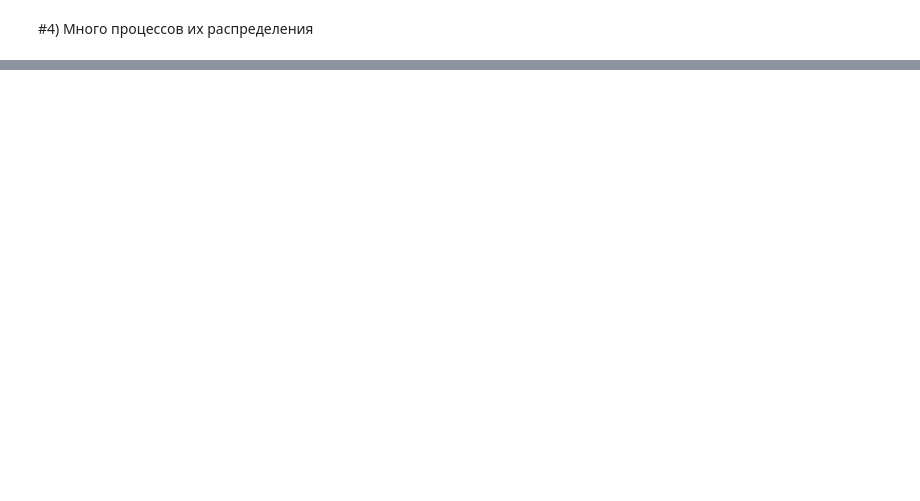
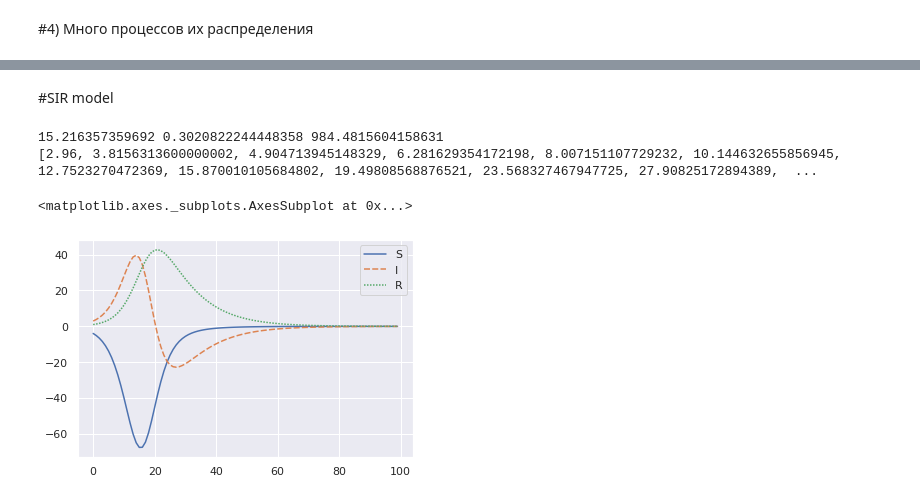
Before and after one commit to MainN/masters, a Jupyter notebook: graph.ipynb, the cells around one changed output, grey strips where cells are left out. Cells and saved outputs as stored; diff of their text form; code cells hidden in the pictures; blank space fills up the shorter version.

Commit message:
SIR model

```diff
--- a/graph.ipynb
+++ b/graph.ipynb
@@ -247,0 +244,48 @@ for x in processes:
+# %% [markdown]
+#SIR model
+# %%
+class SIR():
+    def __init__(self,size,percent,*args, beta, gamma,**kwargs):
+        self.I = int(size/100*percent)
+        self.S = size-self.I
+        self.R = 0
+        self.N = size
+        self.beta = beta
+        self.gamma = gamma
+        self.result_S = []
+        self.result_I = []
+        self.result_R = []
+    def calc(self,times):
+        for t in range(0,times):
+            ds_dt=self.dS_dt()
+            di_dt=self.dI_dt()
+            dr_dt=self.dR_dt()
+            self.result_S.append(ds_dt )
+            self.result_I.append(di_dt )
+            self.result_R.append(dr_dt )
+            self.S += ds_dt
+            self.I += di_dt
+            self.R += dr_dt
+        print(self.S,self.I,self.R)
+    def dS_dt(self):
+        return -self.beta * self.S * self.I / self.N
+    def dR_dt(self):
+        return self.gamma * self.I
+    def dI_dt(self):
+        return self.beta * self.S * self.I / self.N - self.gamma * self.I
+    def viz(self):
+        table=list(zip(self.result_S,self.result_I,self.result_R))
+        df = pd.DataFrame(table,
+               columns =['S', 'I','R'])
+
+        return (sns.lineplot(data=df))
+# %%
+model=SIR(1000,1,beta=0.4,gamma=0.1)
+model.calc(100)
+print(model.result_I)
+model.viz()
+# %% [output]
+15.216357359692 0.3020822244448358 984.4815604158631
+[2.96, 3.8156313600000002, 4.904713945148329, 6.281629354172198, 8.007151107729232, 10.144632655856945, 12.7523270472369, 15.870010105684802, 19.49808568876521, 23.568327467947725, 27.90825172894389,  ...
+<matplotlib.axes._subplots.AxesSubplot at 0x...>
+[figure, added]
```
Also changed, not shown: parts of 10 cells of this notebook.
